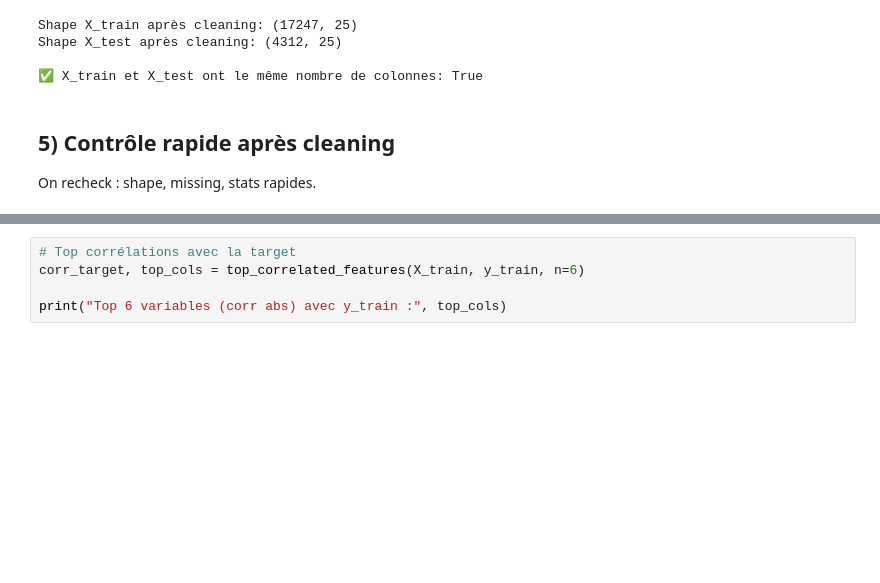
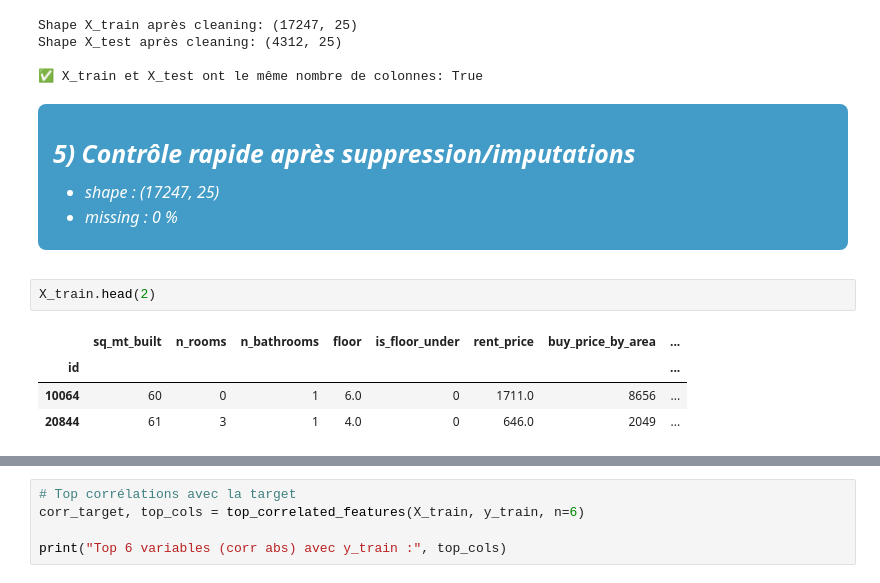
Before and after one commit to bruno-coulet/apartment-hunter, a Jupyter notebook: 2_analysis.ipynb, the cells around one changed output, grey strips where cells are left out. Drawn from its saved outputs; the diff is of its cells as text; blank space fills up the shorter version.

```diff
--- a/2_analysis.ipynb
+++ b/2_analysis.ipynb
@@ -284,6 +324,18 @@ Shape X_test après cleaning: (4312, 25)
 
 ✅ X_train et X_test ont le même nombre de colonnes: True
 # %% [markdown]
-## 5) Contrôle rapide après cleaning
-On recheck : shape, missing, stats rapides.
+<div style="background-color: #439cc8; color: white; font-size: 16px; font-style: italic; padding: 10px 15px; margin-bottom: 15px; border-radius: 8px;">
+  <h2>5) Contrôle rapide après suppression/imputations</h2>
+  <ul>
+  <li>shape : (17247, 25)</li>
+  <li>missing : 0 %</li>
+  </ul>
+</div>
+# %%
+X_train.head(2)
+# %% [output]
+|  | sq_mt_built | n_rooms | n_bathrooms | floor | is_floor_under | rent_price | buy_price_by_area | ... |
+| id |  |  |  |  |  |  |  | ... |
+| 10064 | 60 | 0 | 1 | 6.0 | 0 | 1711.0 | 8656 | ... |
+| 20844 | 61 | 3 | 1 | 4.0 | 0 | 646.0 | 2049 | ... |
 # %%
```
Also changed, not shown: parts of 30 cells of this notebook, 4 other files.
